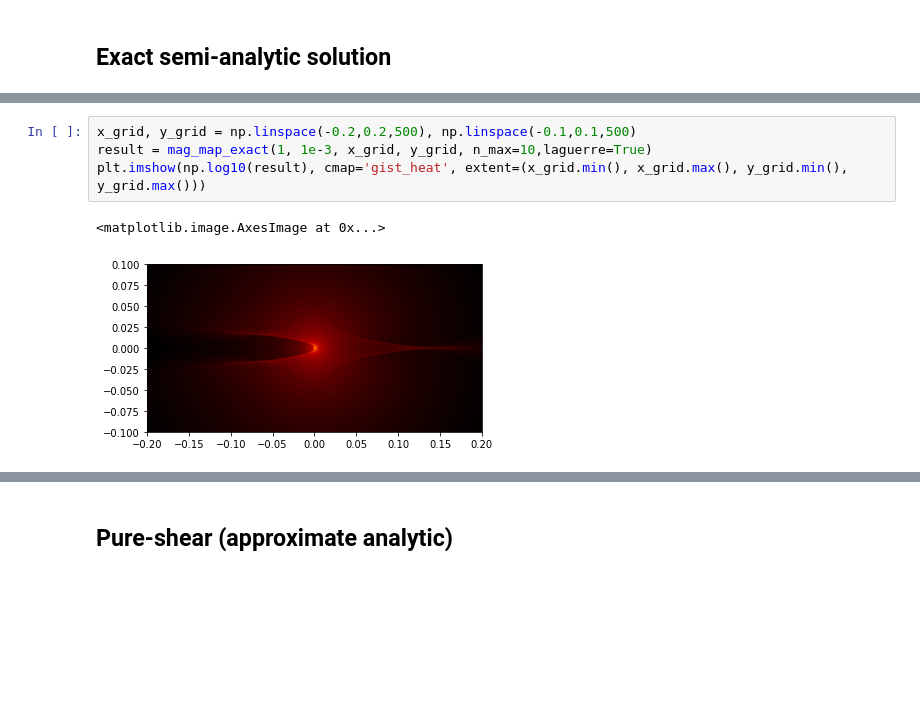
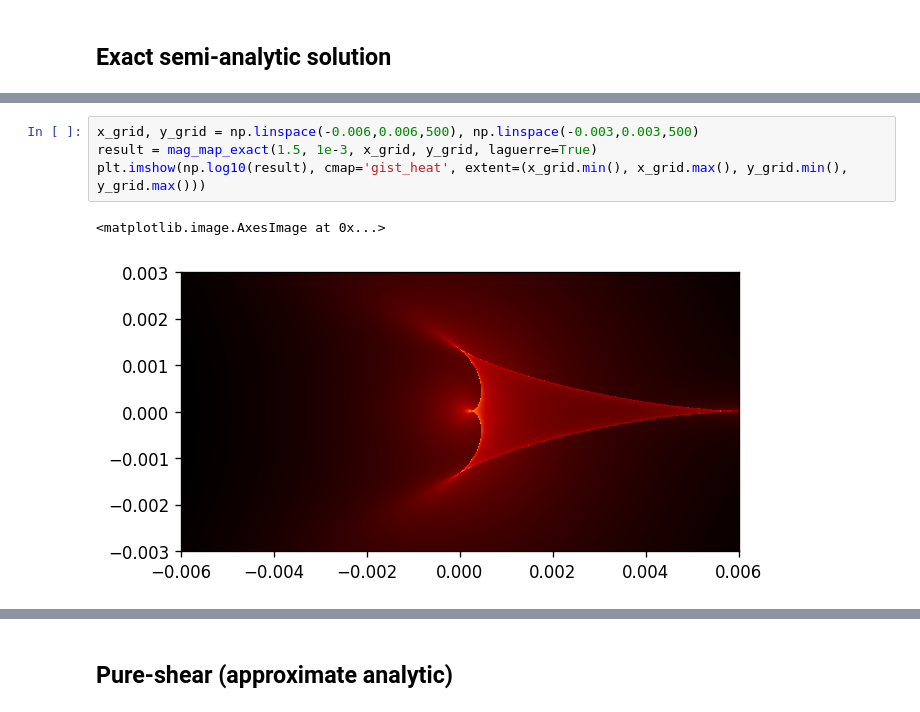
Before and after one commit to kmzzhang/analytic-lensing, a Jupyter notebook: demo.ipynb, the cells around one changed output, grey strips where cells are left out. Saved outputs shown, nothing was run; the diff lists cells and outputs as text; blank space fills up the shorter version.

```diff
--- a/demo.ipynb
+++ b/demo.ipynb
@@ -14,7 +45,7 @@ Note: this implementation has not been fully optimized, and is primarily for the
 # %%
-x_grid, y_grid = np.linspace(-0.2,0.2,500), np.linspace(-0.1,0.1,500)
-result = mag_map_exact(1, 1e-3, x_grid, y_grid, n_max=10,laguerre=True)
+x_grid, y_grid = np.linspace(-0.006,0.006,500), np.linspace(-0.003,0.003,500)
+result = mag_map_exact(1.5, 1e-3, x_grid, y_grid, laguerre=True)
 plt.imshow(np.log10(result), cmap='gist_heat', extent=(x_grid.min(), x_grid.max(), y_grid.min(), y_grid.max()))
 # %% [output]
 <matplotlib.image.AxesImage at 0x...>
-[figure, old version]
+[figure, new version]
```
Also changed, not shown: parts of 14 cells of this notebook, 4 other files.
